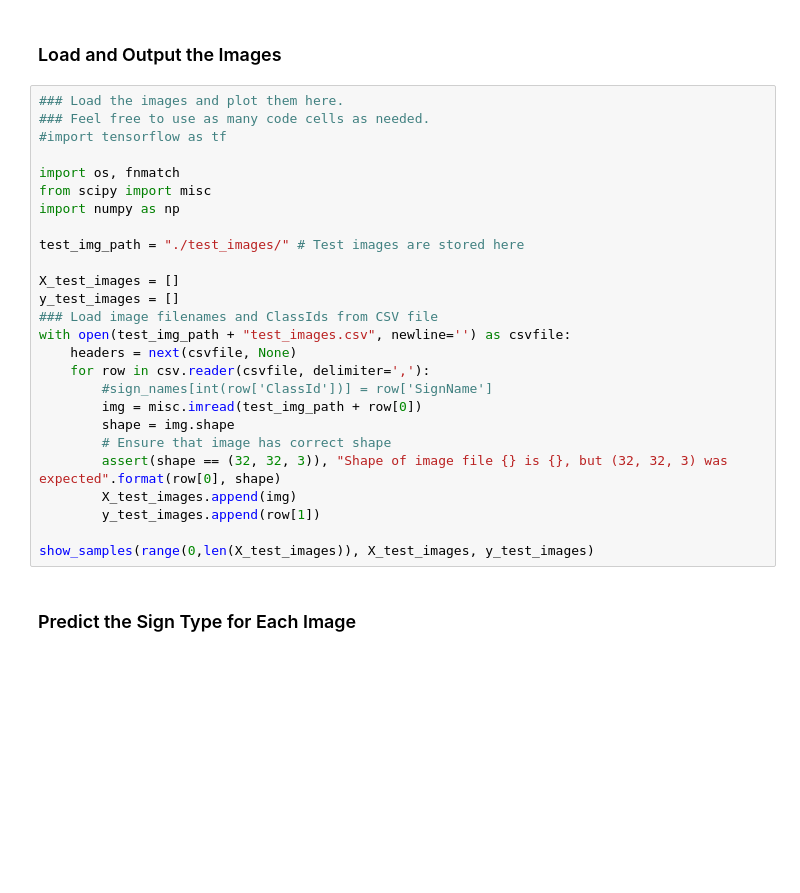
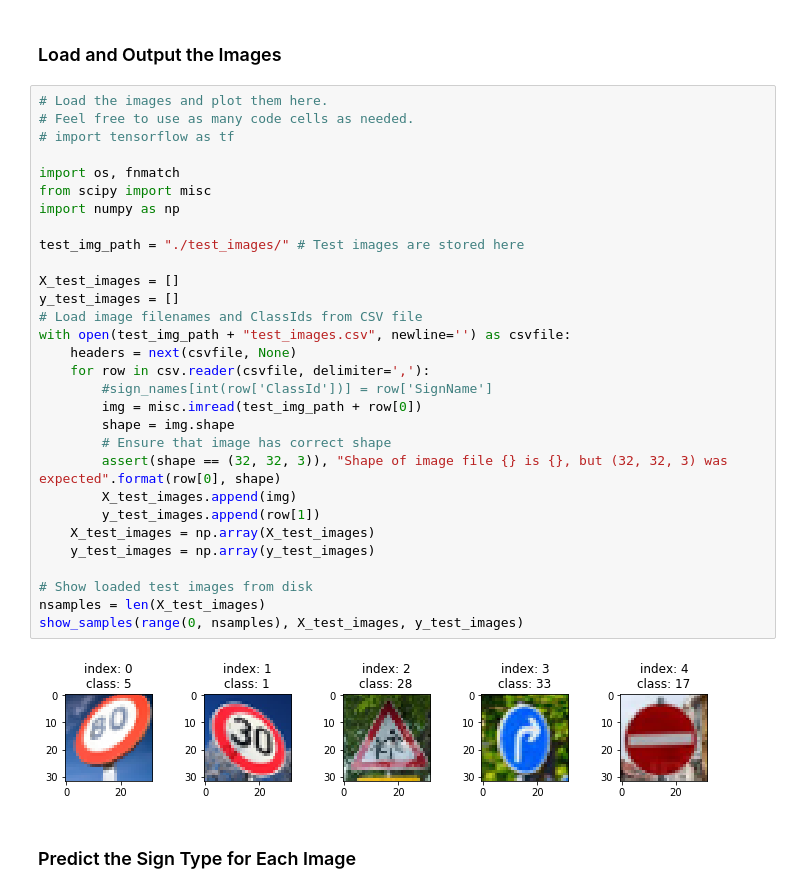
Before and after one commit to llahti/CarND-Traffic-Sign-Classifier-Project, a Jupyter notebook: Traffic_Sign_Classifier.ipynb, the cells around one changed output. Saved outputs shown, nothing was run; the diff lists cells and outputs as text; blank space fills up the shorter version.

```diff
--- a/Traffic_Sign_Classifier.ipynb
+++ b/Traffic_Sign_Classifier.ipynb
@@ -628,31 +683,37 @@ with open('signnames.csv', newline='') as csvfile:
 # %% [markdown]
 ### Load and Output the Images
 # %%
-### Load the images and plot them here.
-### Feel free to use as many code cells as needed.
-#import tensorflow as tf
+# Load the images and plot them here.
+# Feel free to use as many code cells as needed.
+# import tensorflow as tf
 
 import os, fnmatch
 from scipy import misc
 import numpy as np
 
 test_img_path = "./test_images/" # Test images are stored here
 
 X_test_images = []
 y_test_images = []
-### Load image filenames and ClassIds from CSV file
+# Load image filenames and ClassIds from CSV file
 with open(test_img_path + "test_images.csv", newline='') as csvfile:
     headers = next(csvfile, None)
     for row in csv.reader(csvfile, delimiter=','):
         #sign_names[int(row['ClassId'])] = row['SignName']
         img = misc.imread(test_img_path + row[0])
         shape = img.shape
         # Ensure that image has correct shape
         assert(shape == (32, 32, 3)), "Shape of image file {} is {}, but (32, 32, 3) was expected".format(row[0], shape)
         X_test_images.append(img)
         y_test_images.append(row[1])
+    X_test_images = np.array(X_test_images)
+    y_test_images = np.array(y_test_images)
 
-show_samples(range(0,len(X_test_images)), X_test_images, y_test_images)
+# Show loaded test images from disk
+nsamples = len(X_test_images)
+show_samples(range(0, nsamples), X_test_images, y_test_images)
+# %% [output]
+[figure, added]
 # %% [markdown]
 ### Predict the Sign Type for Each Image
 # %%
```
Also changed, not shown: parts of 25 cells of this notebook, 21 other files.
